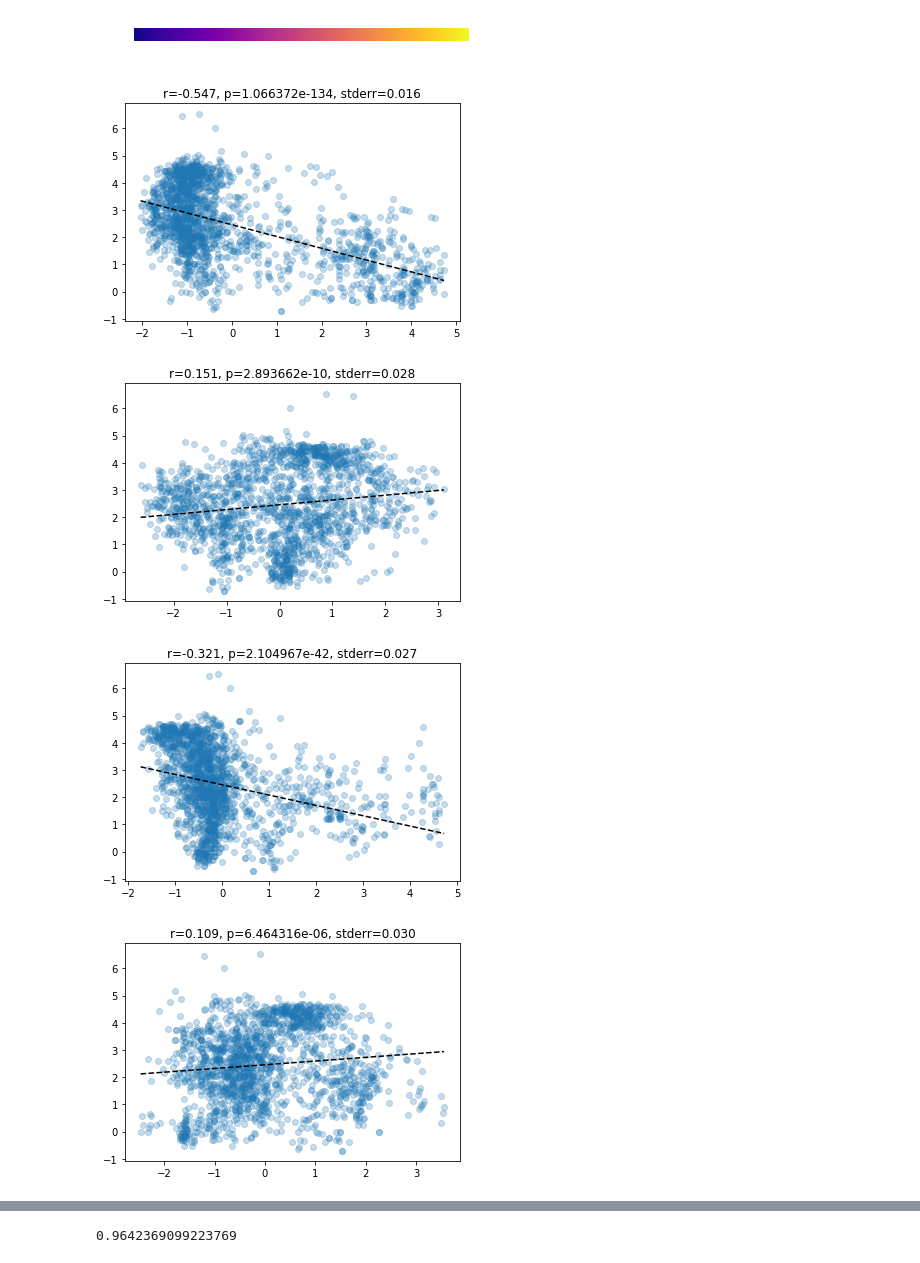
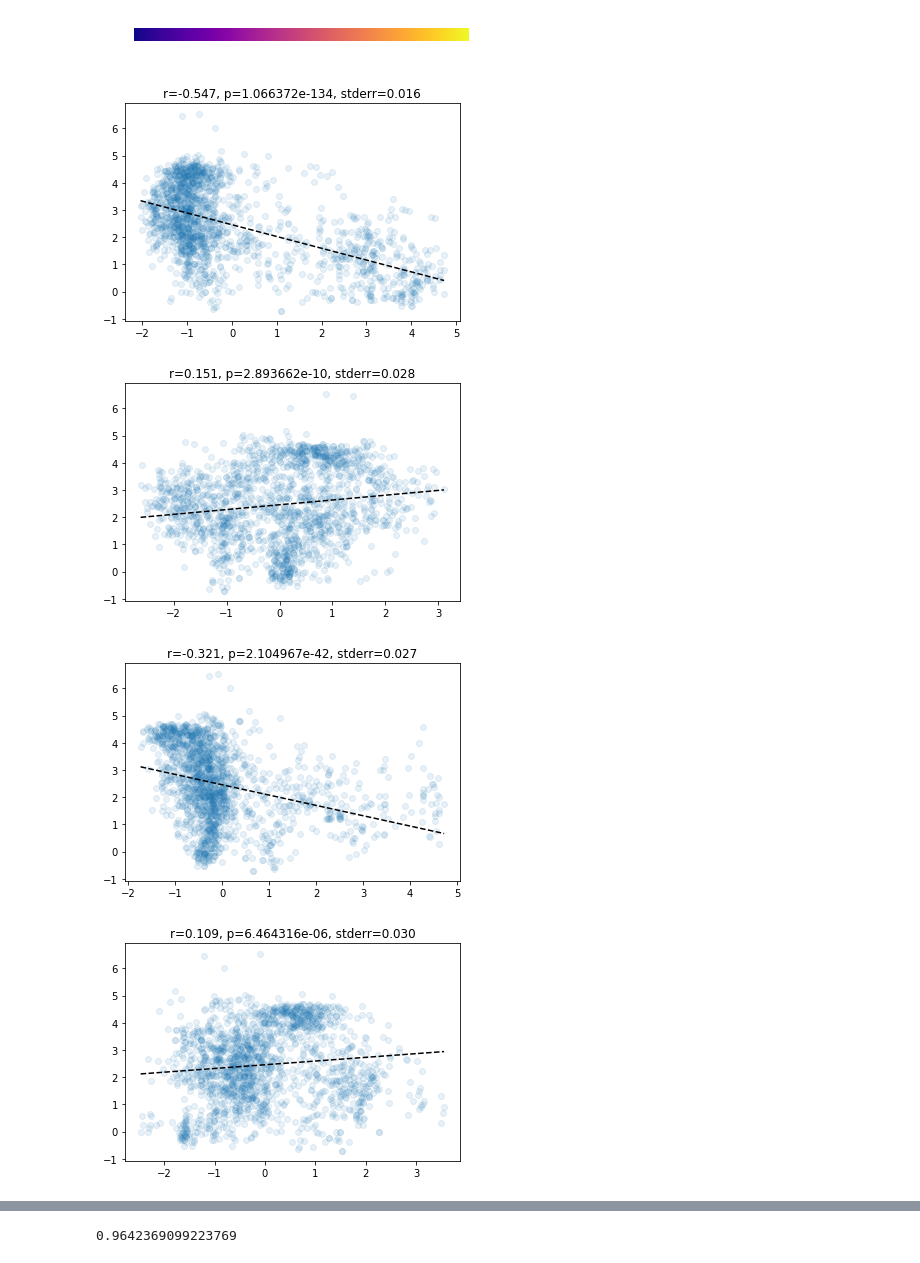
Before and after one commit to PuncocharM/scaffold-analysis-mad, a Jupyter notebook: Untitled.ipynb, the cells around one changed output, grey strips where cells are left out. Drawn from its saved outputs; the diff is of its cells as text; code cells hidden in the pictures.

```diff
--- a/Untitled.ipynb
+++ b/Untitled.ipynb
@@ -148,3 +167,13 @@ def plot_kde(x, num_points=1000, *args, **kwargs):
+# %%
+def plot_linear_regression(x,y,alpha=0.1,*args,**kwargs):
+    lr = linregress(x,y)
+    plt.scatter(x, y, alpha=alpha,*args,**kwargs)
+    min_x = np.min(x)
+    max_x = np.max(x)
+    line_x = np.asarray([min_x, max_x])
+    line_y = lr.intercept + lr.slope*line_x
+    plt.plot(line_x, line_y, '--', c='black')
+    plt.title('r=%.3f, p=%e, stderr=%.3f' % (lr.rvalue, lr.pvalue, lr.stderr))
 # %%
 plt.hist(np.log10([x.GetNumAtoms() for x in std_mols_clean]), bins=40)
 plt.figure()
@@ -257,12 +254,12 @@ def plot_regression(x,y):
 # %%
 for i in range(4):
     plt.figure()
-    plot_regression(pc[:,i], log_ic50)
+    plot_linear_regression(pc[:,i], log_ic50)
 # %% [output]
-[figure, old version]
+[figure, new version]
-[figure, old version]
+[figure, new version]
-[figure, old version]
+[figure, new version]
-[figure, old version]
+[figure, new version]
 # %%
 for i in range(4):
     plt.figure()
```
Also changed, not shown: parts of 12 cells of this notebook.
